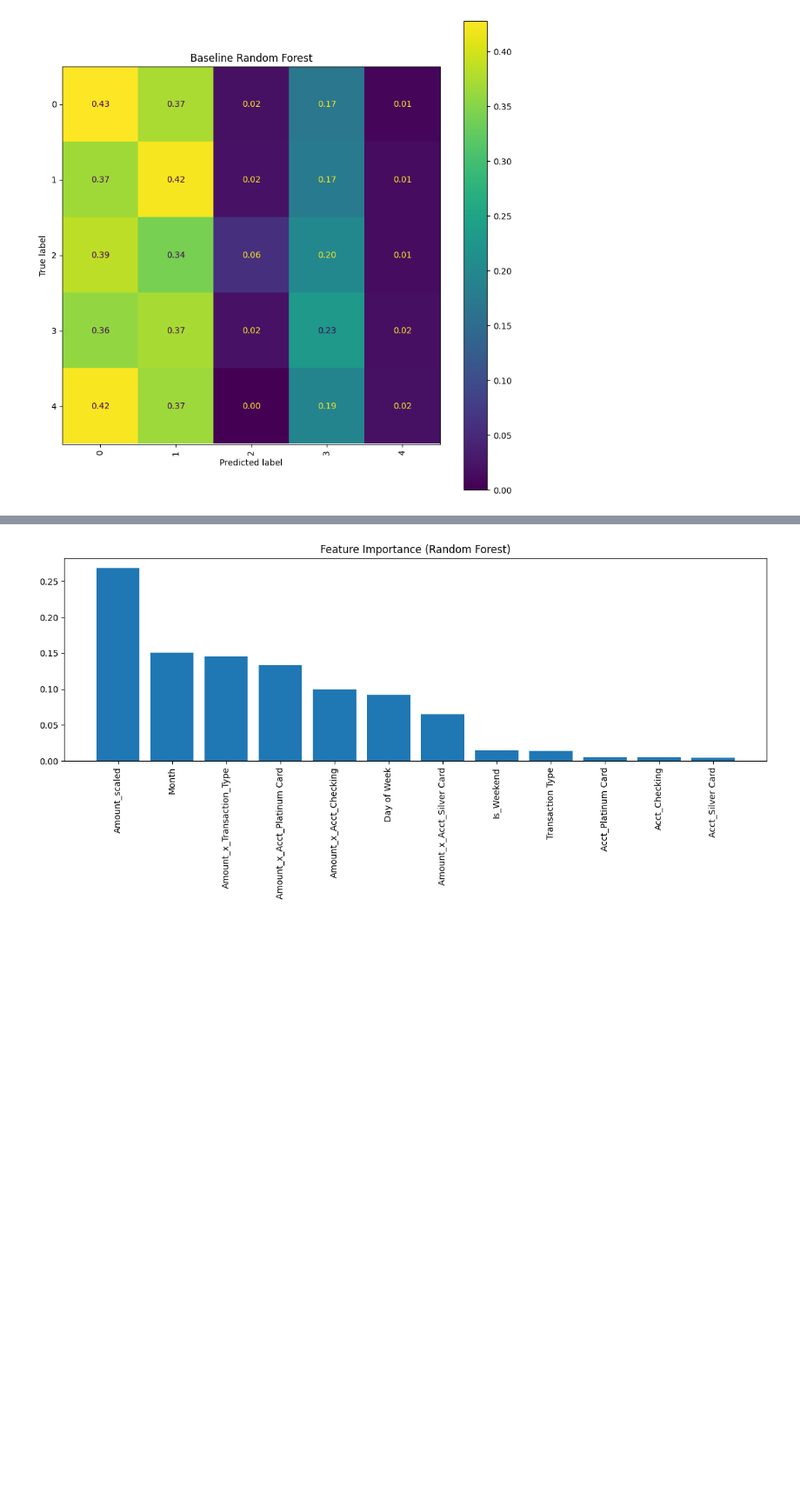
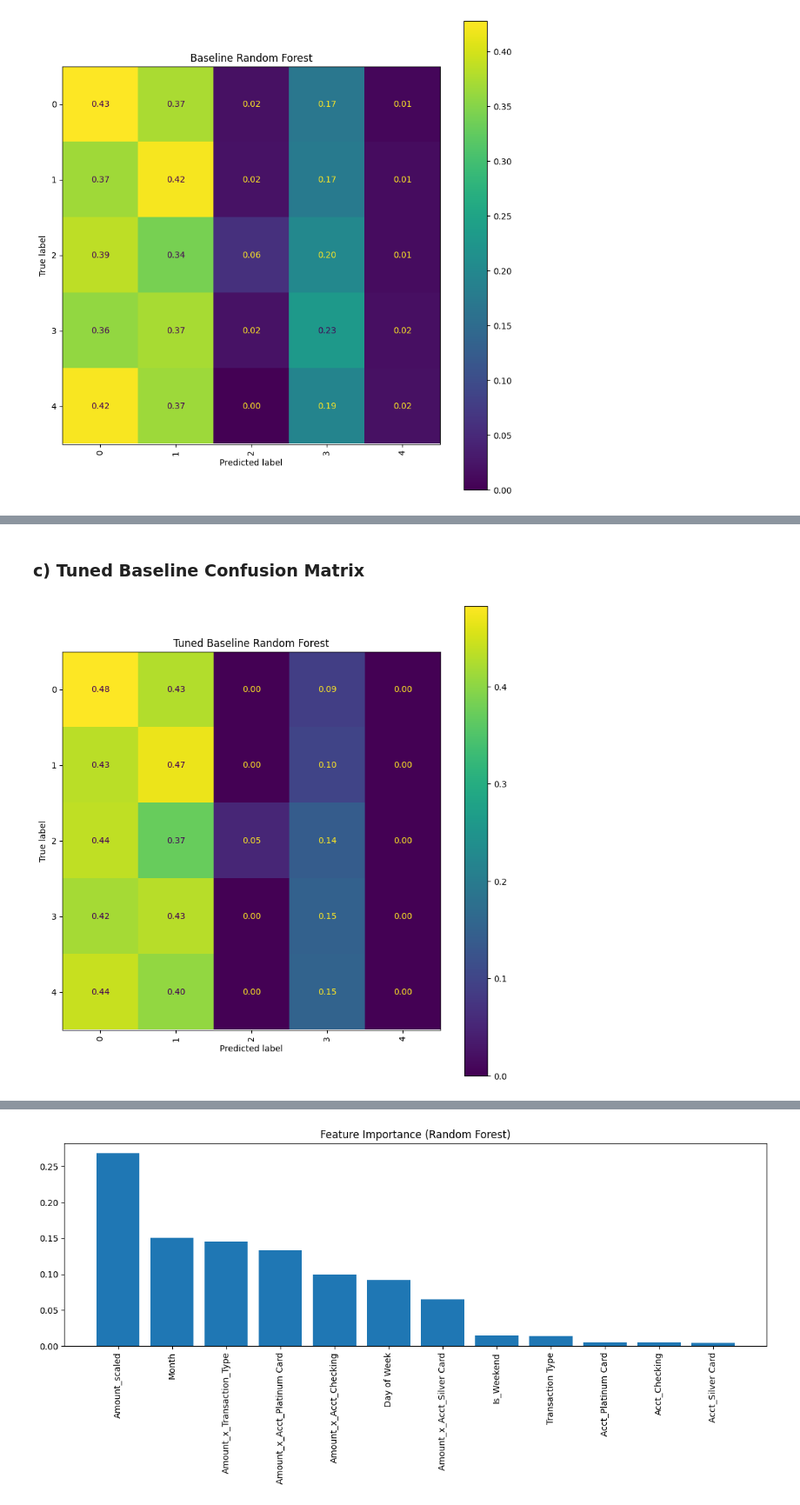
Before and after one commit to AngelaLee03/ProjectFinalReport, a Jupyter notebook: models/random_forest.ipynb, the cells around one changed output, grey strips where cells are left out. Shown at 87% size. Cells and saved outputs as stored; diff of their text form; code cells hidden in the pictures; blank space fills up the shorter version.

Commit message:
changed format again

```diff
--- a/models/random_forest.ipynb
+++ b/models/random_forest.ipynb
@@ -119,0 +88,18 @@ Best parameters: {'n_estimators': 500, 'min_samples_split': 2, 'min_samples_leaf
+# %%
+# BASELINE HYPERPARAMETER TUNING
+rf = RandomForestClassifier(random_state=42)
+
+baseline_search = RandomizedSearchCV(
+    rf,
+    param_distributions=param_dist,
+    n_iter=20,
+    cv=3, # cross validation = 3
+    scoring="f1_weighted",
+    n_jobs=-1,
+    random_state=42
+)
+
+baseline_search.fit(X_train, y_train)
+
+best_base_rf = baseline_search.best_estimator_
+y_pred_base_tuned = best_base_rf.predict(X_test)
@@ -120 +125,15 @@ Best parameters: {'n_estimators': 500, 'min_samples_split': 2, 'min_samples_leaf
+# %% [markdown]
+### c) Tuned Baseline Confusion Matrix
+# %%
+cm = confusion_matrix(y_test, y_pred_base_tuned, normalize='true')
+
+fig, ax = plt.subplots(figsize=(10, 10))
+disp = ConfusionMatrixDisplay(confusion_matrix=cm)
+disp.plot(ax=ax, values_format=".2f")
+
+plt.xticks(rotation=90)
+plt.title("Tuned Baseline Random Forest")
+plt.show()
+# %% [output]
+[figure, added]
 # %% [markdown]
```
Also changed, not shown: parts of 43 cells of this notebook.
